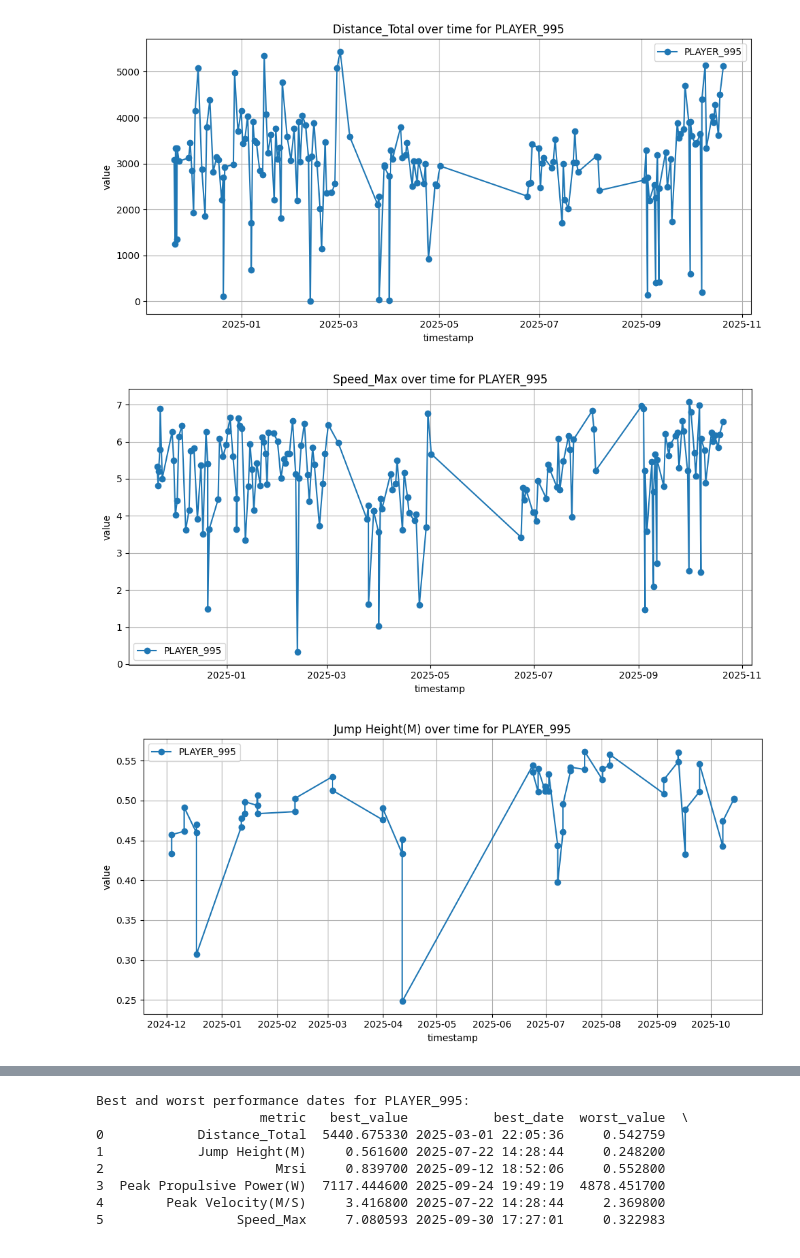
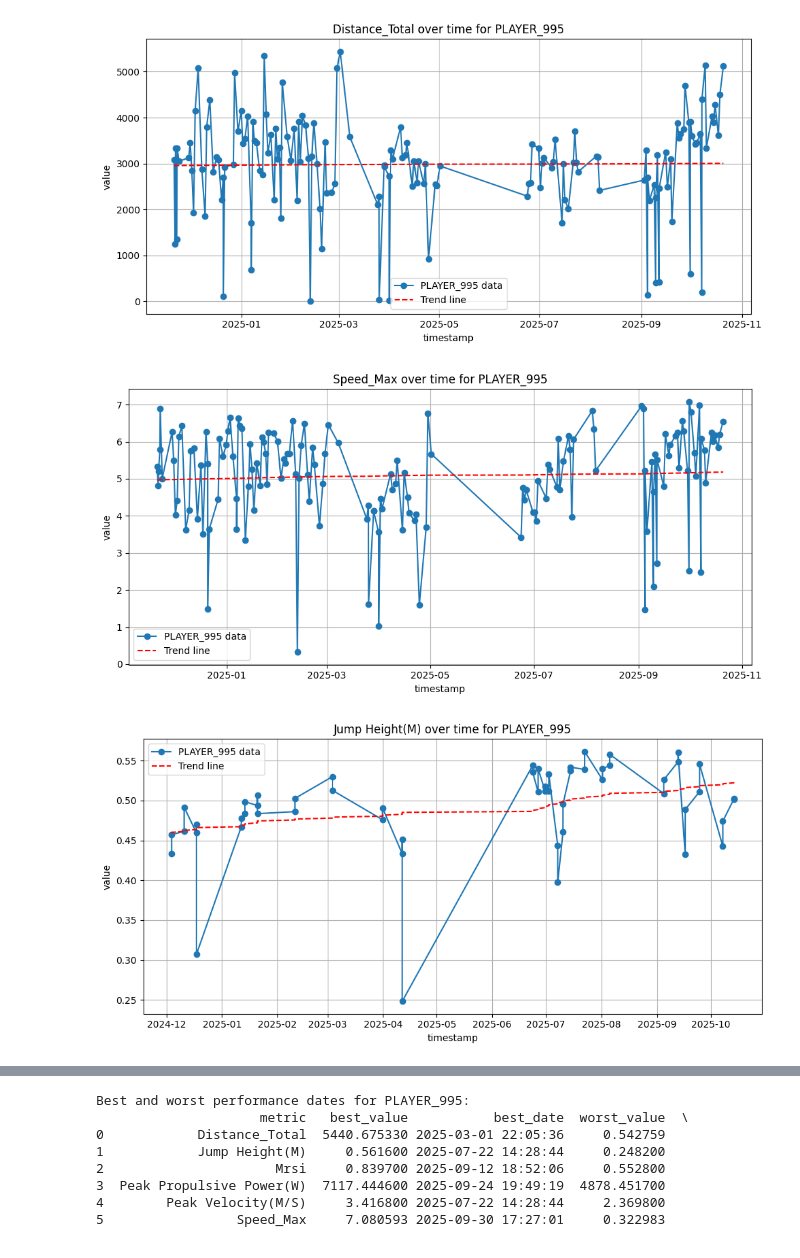
Before and after one commit to briggsprashar/sports_metric_analysis, a Jupyter notebook: part3_viz_individual.ipynb, the cells around one changed output, grey strips where cells are left out. Drawn from its saved outputs; the diff is of its cells as text; code cells hidden in the pictures.

```diff
--- a/part3_viz_individual.ipynb
+++ b/part3_viz_individual.ipynb
@@ -31,7 +31,7 @@ import seaborn as sns
 df = pd.read_csv('raw/sixmetrics_data.csv')
 # %%
 # Define the target player names
-target_players = ['PLAYER_1239', 'PLAYER_755', 'PLAYER_995', 'PLAYER_376']
+target_players = ['PLAYER_741', 'PLAYER_555', 'PLAYER_755','PLAYER_995']
 
 # Filter the original DataFrame
 selected_players = df[df['playername'].isin(target_players)].copy()
@@ -94,26 +94,48 @@ for metric in metrics:
 # %%
 #SINGLE PLAYER VISUALIZATION
 # Filter for a single player (e.g., 995)
-player_id = 'PLAYER_995' # Change player ID to choose different players
+player_id = 'PLAYER_995'  # Change player ID to choose different players
+# Ensure timestamp is datetime
+selected_players['timestamp'] = pd.to_datetime(selected_players['timestamp'])
+
+# Filter for chosen player
 player_df = selected_players[selected_players['playername'] == player_id]
+
 # Filter for last 12 months
 cutoff_date = player_df['timestamp'].max() - pd.DateOffset(months=12)
 player_df = player_df[player_df['timestamp'] >= cutoff_date]
+
 # Get unique metrics
 metrics = player_df['metric'].unique()
+
 # Plot each metric for the single player
 for metric in metrics:
     metric_df = player_df[player_df['metric'] == metric]
+
+    # Prepare x and y
+    x = np.arange(len(metric_df['timestamp']))
+    y = metric_df['value'].values
+
+    # Fit linear regression (trend line)
+    if len(x) > 1:  # only if enough points
+        coeffs = np.polyfit(x, y, 1)
+        trend = np.poly1d(coeffs)
+
     plt.figure(figsize=(10, 5))
-    plt.plot(metric_df['timestamp'], metric_df['value'], marker='o', label=player_id)
+    plt.plot(metric_df['timestamp'], y, marker='o', label=f"{player_id} data")
+
+    # Add trend line
+    if len(x) > 1:
+        plt.plot(metric_df['timestamp'], trend(x), color='red', linestyle='--', label="Trend line")
+
     plt.title(f"{metric} over time for {player_id}")
     plt.xlabel("timestamp")
     plt.ylabel("value")
     plt.legend()
     plt.grid(True)
     plt.tight_layout()
     plt.show()
 # %% [output]
-[figure, old version]
+[figure, new version]
-[figure, old version]
+[figure, new version]
-[figure, old version]
+[figure, new version]
```
Also changed, not shown: parts of 3 cells of this notebook, 3 other files.
